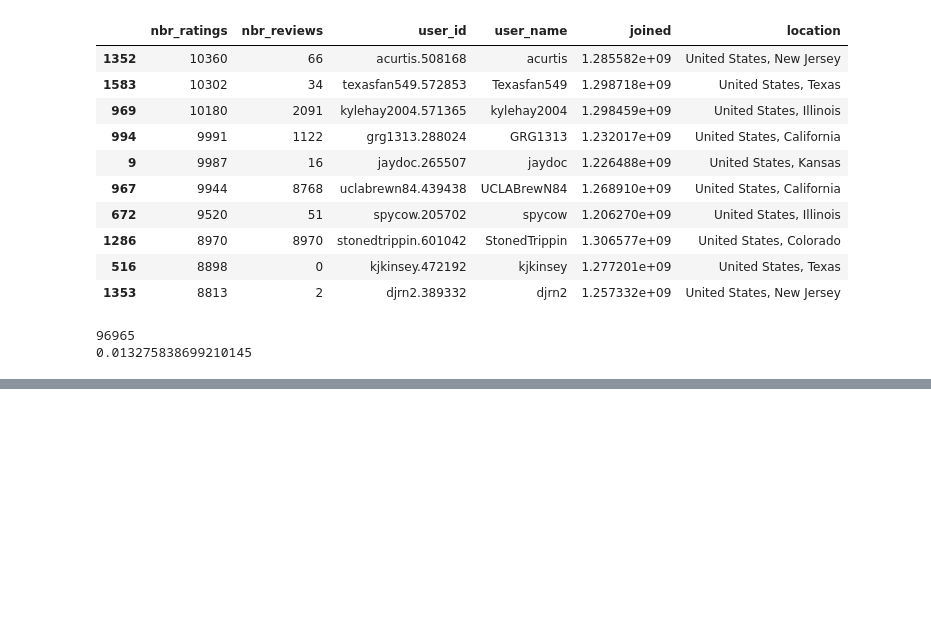
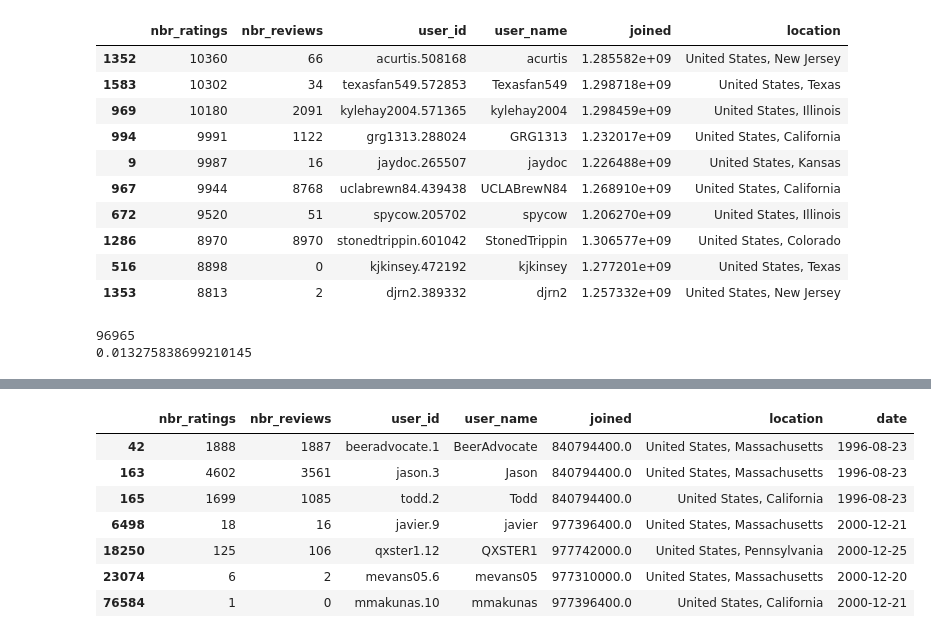
Before and after one commit to epfl-ada/ada-2022-project-radar, a Jupyter notebook: explopascal.ipynb, the cells around one changed output, grey strips where cells are left out. Drawn from its saved outputs; the diff is of its cells as text; code cells hidden in the pictures; blank space fills up the shorter version.

```diff
--- a/explopascal.ipynb
+++ b/explopascal.ipynb
@@ -142,0 +160,15 @@ print(nb_ratings_top_ten/nb_ratings_us_users)
+# %%
+# 7 people joined before the ratings that we have? Who are they lol
+
+joined_before = pd.to_datetime('2001-01-01')
+us_users_joined = df_us_users[df_us_users.date < joined_before]
+us_users_joined
+# %% [output]
+|  | nbr_ratings | nbr_reviews | user_id | user_name | joined | location | date |
+| 42 | 1888 | 1887 | beeradvocate.1 | BeerAdvocate | 840794400.0 | United States, Massachusetts | 1996-08-23 |
+| 163 | 4602 | 3561 | jason.3 | Jason | 840794400.0 | United States, Massachusetts | 1996-08-23 |
+| 165 | 1699 | 1085 | todd.2 | Todd | 840794400.0 | United States, California | 1996-08-23 |
+| 6498 | 18 | 16 | javier.9 | javier | 977396400.0 | United States, Massachusetts | 2000-12-21 |
+| 18250 | 125 | 106 | qxster1.12 | QXSTER1 | 977742000.0 | United States, Pennsylvania | 2000-12-25 |
+| 23074 | 6 | 2 | mevans05.6 | mevans05 | 977310000.0 | United States, Massachusetts | 2000-12-20 |
+| 76584 | 1 | 0 | mmakunas.10 | mmakunas | 977396400.0 | United States, California | 2000-12-21 |
```
Also changed, not shown: parts of 6 cells of this notebook, 2 other files.
